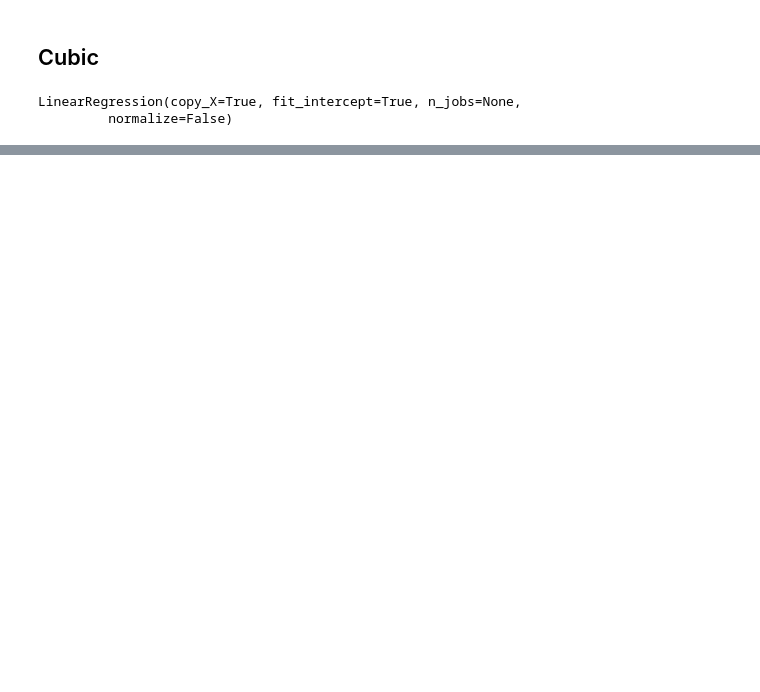
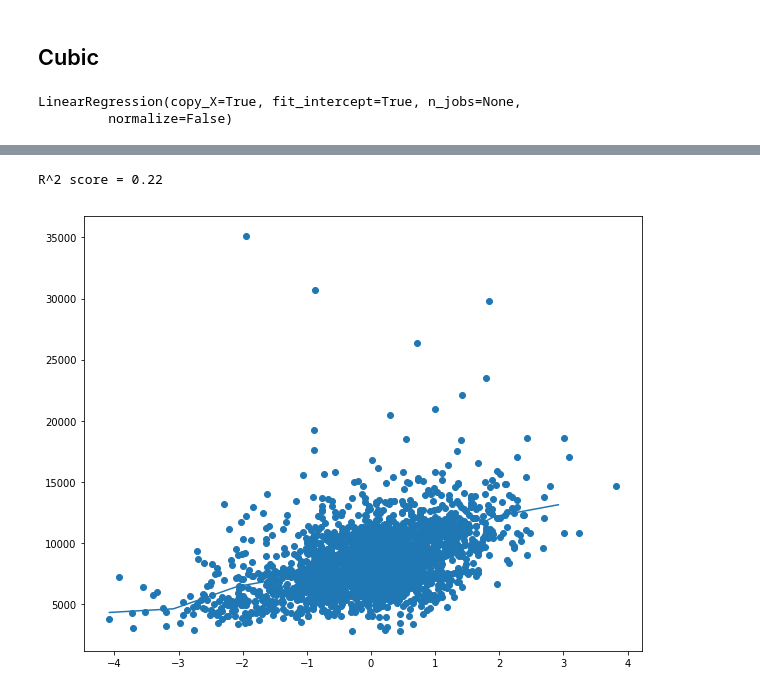
Before and after one commit to awesomeahi95/LaVie-Insurance, a Jupyter notebook: index.ipynb, the cells around one changed output, grey strips where cells are left out. Cells and saved outputs as stored; diff of their text form; code cells hidden in the pictures; blank space fills up the shorter version.

```diff
--- a/index.ipynb
+++ b/index.ipynb
@@ -525,0 +551,4 @@ R2 score = 0.43
+# %%
+poly_reg = PolynomialFeatures(degree=10)
+X_poly_b = poly_reg.fit_transform(X_train_s[chosen_variable].values.reshape(-1,1))
+lin_reg_10 = LinearRegression()
@@ -525,0 +560,12 @@ R2 score = 0.43
+# %%
+X_fit = np.arange(X_train_s[chosen_variable].values.min(),X_train_s[chosen_variable].values.max(),1)[:,np.newaxis]
+# %%
+y_pred = lin_reg_10.predict(poly_reg.fit_transform(X_fit.reshape(-1,1)))
+# %%
+plt.figure(figsize=(10,8))
+plt.scatter(X_train_s[chosen_variable].values,y_train)
+plt.plot(X_fit,y_pred)
+print("R^2 score = {:.2f}".format(r2_score(y_train,lin_reg_10.predict(X_poly_b))))
+# %% [output]
+R^2 score = 0.22
+[figure, added]
```
Also changed, not shown: parts of 14 cells of this notebook.
